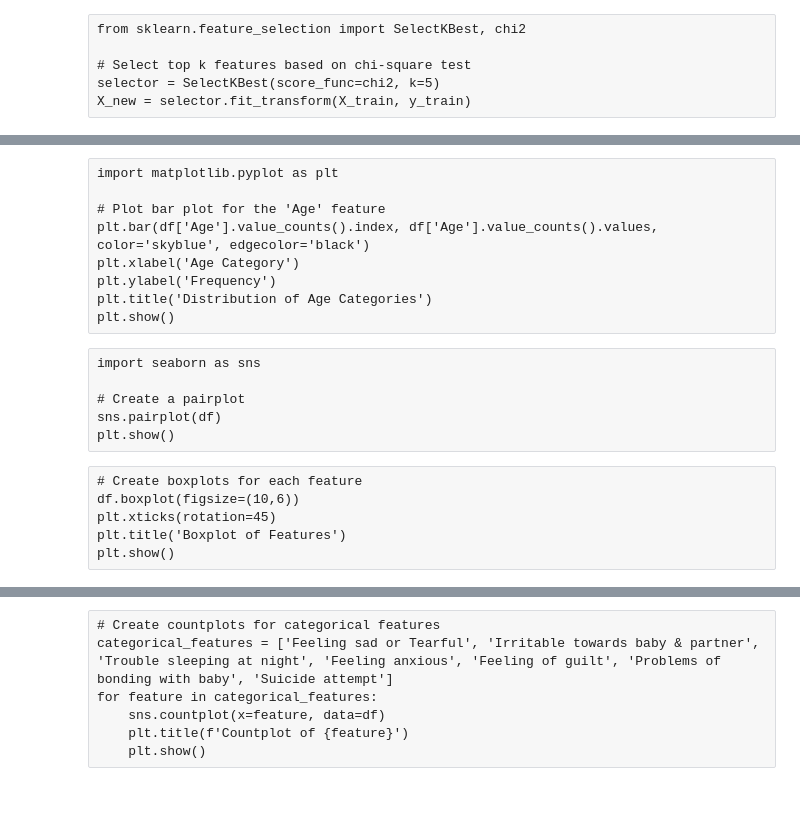
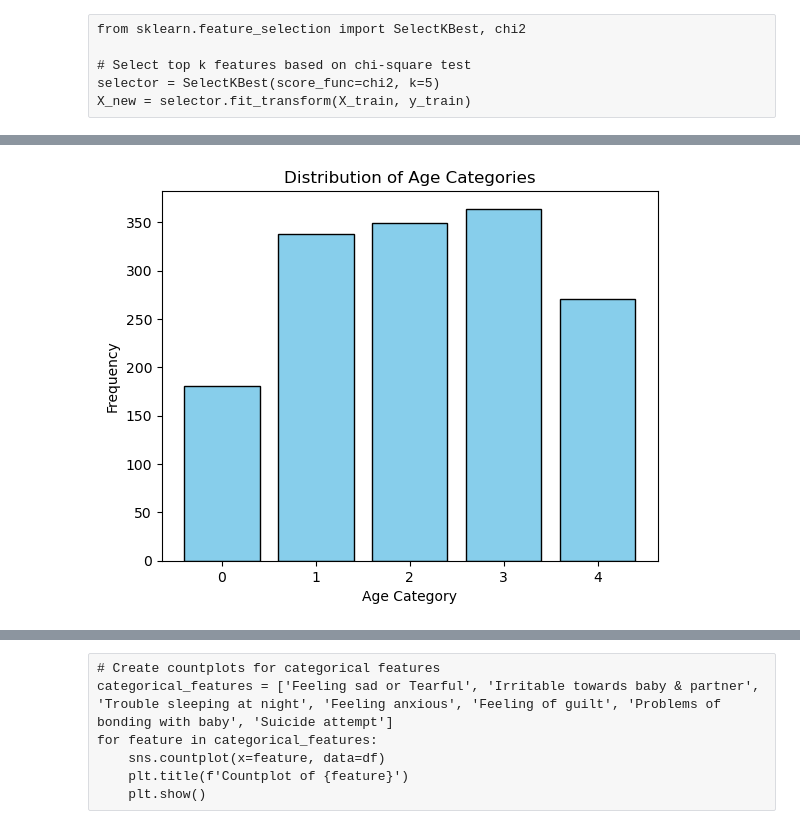
Before and after one commit to Prashanthvari333/depression_detection, a Jupyter notebook: depresion_detection.ipynb, the cells around one changed output, grey strips where cells are left out. Cells and saved outputs as stored; diff of their text form; code cells hidden in the pictures; blank space fills up the shorter version.

```diff
--- a/depresion_detection.ipynb
+++ b/depresion_detection.ipynb
@@ -242,21 +313,11 @@ Ensemble Accuracy: 0.9735099337748344
-# %% [raw]
-import matplotlib.pyplot as plt
-
-# Plot bar plot for the 'Age' feature
-plt.bar(df['Age'].value_counts().index, df['Age'].value_counts().values, color='skyblue', edgecolor='black')
-plt.xlabel('Age Category')
-plt.ylabel('Frequency')
-plt.title('Distribution of Age Categories')
-plt.show()
-# %% [raw]
-import seaborn as sns
-
-# Create a pairplot
-sns.pairplot(df)
-plt.show()
-# %% [raw]
-# Create boxplots for each feature
-df.boxplot(figsize=(10,6))
-plt.xticks(rotation=45)
-plt.title('Boxplot of Features')
-plt.show()
+# %%
+import matplotlib.pyplot as plt
+
+# Plot bar plot for the 'Age' feature
+plt.bar(df['Age'].value_counts().index, df['Age'].value_counts().values, color='skyblue', edgecolor='black')
+plt.xlabel('Age Category')
+plt.ylabel('Frequency')
+plt.title('Distribution of Age Categories')
+plt.show()
+# %% [output]
+[figure, added]
```
Also changed, not shown: parts of 29 cells of this notebook, 1 other file.
